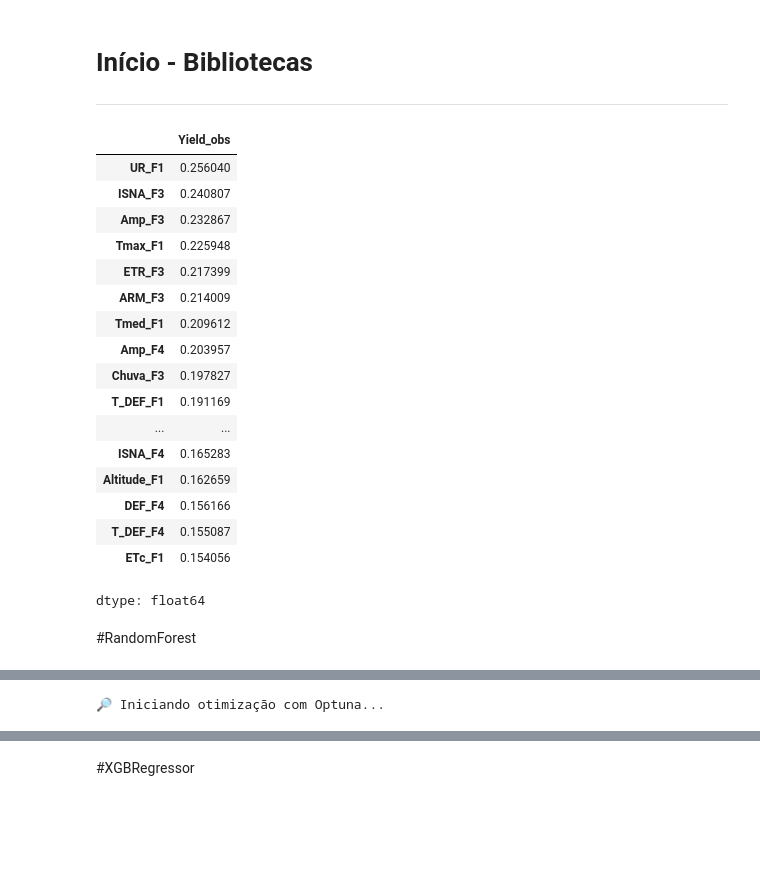
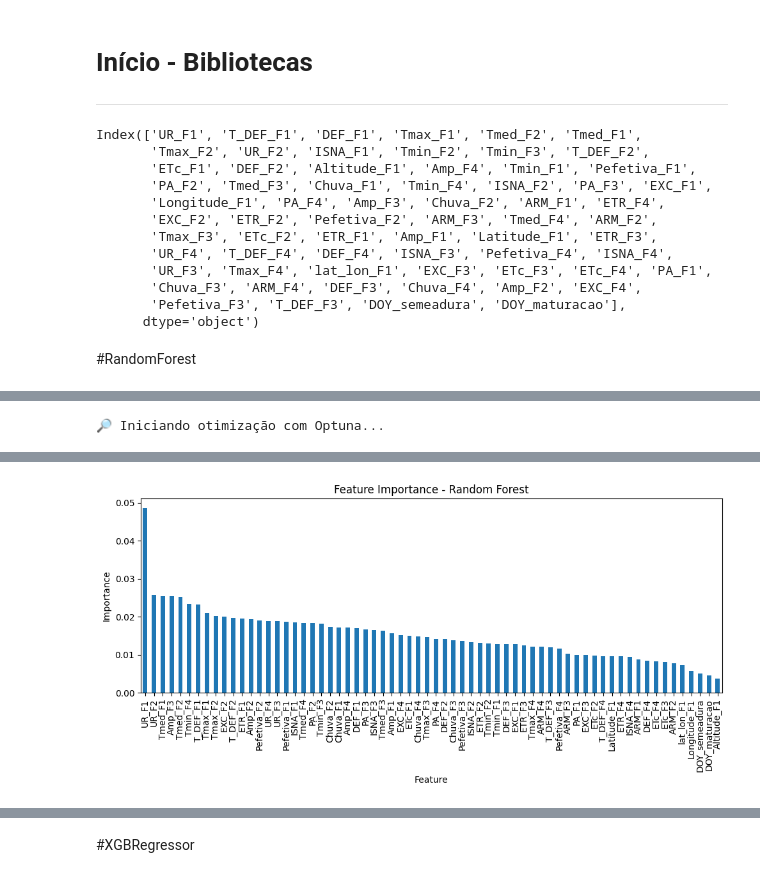
Before and after one commit to fcoliveira-utfpr/aquacrop_ml, a Jupyter notebook: treinamento_ML.ipynb, the cells around one changed output, grey strips where cells are left out. Cells and saved outputs as stored; diff of their text form; code cells hidden in the pictures; blank space fills up the shorter version.

```diff
--- a/treinamento_ML.ipynb
+++ b/treinamento_ML.ipynb
@@ -26,30 +29,26 @@ from sklearn.neighbors import KNeighborsRegressor
 # %%
 url = "https://raw.githubusercontent.com/fcoliveira-utfpr/aquacrop_ml/refs/heads/main/df_wide.csv"
 df_wide = pd.read_csv(url)
+df_wide = df_wide[(df_wide['Ano'] >= 2007) & (df_wide['Ano'] <= 2020)]
+df_wide.drop(columns=['Ano'], inplace=True)
 #df_wide
+corr = df_wide.corr(numeric_only=True)['Yield_obs'].drop('Yield_obs')
+#top20 = corr.abs().sort_values(ascending=False).head(20)
+todas = corr.abs().sort_values(ascending=False)
+todas.index
+# %% [output]
+Index(['UR_F1', 'T_DEF_F1', 'DEF_F1', 'Tmax_F1', 'Tmed_F2', 'Tmed_F1',
+       'Tmax_F2', 'UR_F2', 'ISNA_F1', 'Tmin_F2', 'Tmin_F3', 'T_DEF_F2',
+       'ETc_F1', 'DEF_F2', 'Altitude_F1', 'Amp_F4', 'Tmin_F1', 'Pefetiva_F1',
+       'PA_F2', 'Tmed_F3', 'Chuva_F1', 'Tmin_F4', 'ISNA_F2', 'PA_F3', 'EXC_F1',
+       'Longitude_F1', 'PA_F4', 'Amp_F3', 'Chuva_F2', 'ARM_F1', 'ETR_F4',
+       'EXC_F2', 'ETR_F2', 'Pefetiva_F2', 'ARM_F3', 'Tmed_F4', 'ARM_F2',
+       'Tmax_F3', 'ETc_F2', 'ETR_F1', 'Amp_F1', 'Latitude_F1', 'ETR_F3',
+       'UR_F4', 'T_DEF_F4', 'DEF_F4', 'ISNA_F3', 'Pefetiva_F4', 'ISNA_F4',
+       'UR_F3', 'Tmax_F4', 'lat_lon_F1', 'EXC_F3', 'ETc_F3', 'ETc_F4', 'PA_F1',
+       'Chuva_F3', 'ARM_F4', 'DEF_F3', 'Chuva_F4', 'Amp_F2', 'EXC_F4',
+       'Pefetiva_F3', 'T_DEF_F3', 'DOY_semeadura', 'DOY_maturacao'],
+      dtype='object')
-# %%
-corr = df_wide.corr(numeric_only=True)['Yield_obs'].drop('Yield_obs')
-top20 = corr.abs().sort_values(ascending=False).head(20)
-top20
-# %% [output]
-|  | Yield_obs |
-| UR_F1 | 0.256040 |
-| ISNA_F3 | 0.240807 |
-| Amp_F3 | 0.232867 |
-| Tmax_F1 | 0.225948 |
-| ETR_F3 | 0.217399 |
-| ARM_F3 | 0.214009 |
-| Tmed_F1 | 0.209612 |
-| Amp_F4 | 0.203957 |
-| Chuva_F3 | 0.197827 |
-| T_DEF_F1 | 0.191169 |
-| ... | ... |
-| ISNA_F4 | 0.165283 |
-| Altitude_F1 | 0.162659 |
-| DEF_F4 | 0.156166 |
-| T_DEF_F4 | 0.155087 |
-| ETc_F1 | 0.154056 |
-dtype: float64
 # %% [markdown]
 #RandomForest
 # %%
@@ -70,7 +69,7 @@ from sklearn.metrics import mean_absolute_error, mean_squared_error, r2_score
 # ==========================================================
 
 # FEATURES
-X = df_wide[top20.index]
+X = df_wide[todas.index]
 
 # TARGET
 y = df_wide['Yield_obs']
@@ -90,13 +89,9 @@ X_train, X_test, y_train, y_test = train_test_split(
 # VALIDAÇÃO CRUZADA
 # ==========================================================
 
-from sklearn.model_selection import KFold
+from sklearn.model_selection import TimeSeriesSplit
 
-cv = KFold(
-    n_splits=5,
-    shuffle=True,
-    random_state=42
-)
+cv = TimeSeriesSplit(n_splits=5)
 
 # ==========================================================
 # FUNÇÃO OBJETIVO DO OPTUNA
@@ -108,7 +103,7 @@ def objective(trial):
 
         "n_estimators": trial.suggest_int("n_estimators", 200, 600),
 
-        "max_depth": trial.suggest_int("max_depth", 3, 30),
+        "max_depth": trial.suggest_int("max_depth", 3, 40),
 
         "min_samples_split": trial.suggest_int("min_samples_split", 2, 20),
 
@@ -191,7 +186,7 @@ mse = mean_squared_error(y_test, y_pred)
 rmse = np.sqrt(mse)
 r2 = r2_score(y_test, y_pred)
 
-mape = np.mean(np.abs((y_test - y_pred) / y_test)) * 100
+mape = np.mean(np.abs((y_test - y_pred) / (y_test + 1e-6))) * 100
 
 print("\n" + "="*60)
 print("RESULTADOS NO CONJUNTO DE TESTE")
@@ -240,0 +253 @@ plt.show()
+[figure, added]
```
Also changed, not shown: parts of 14 cells of this notebook.
